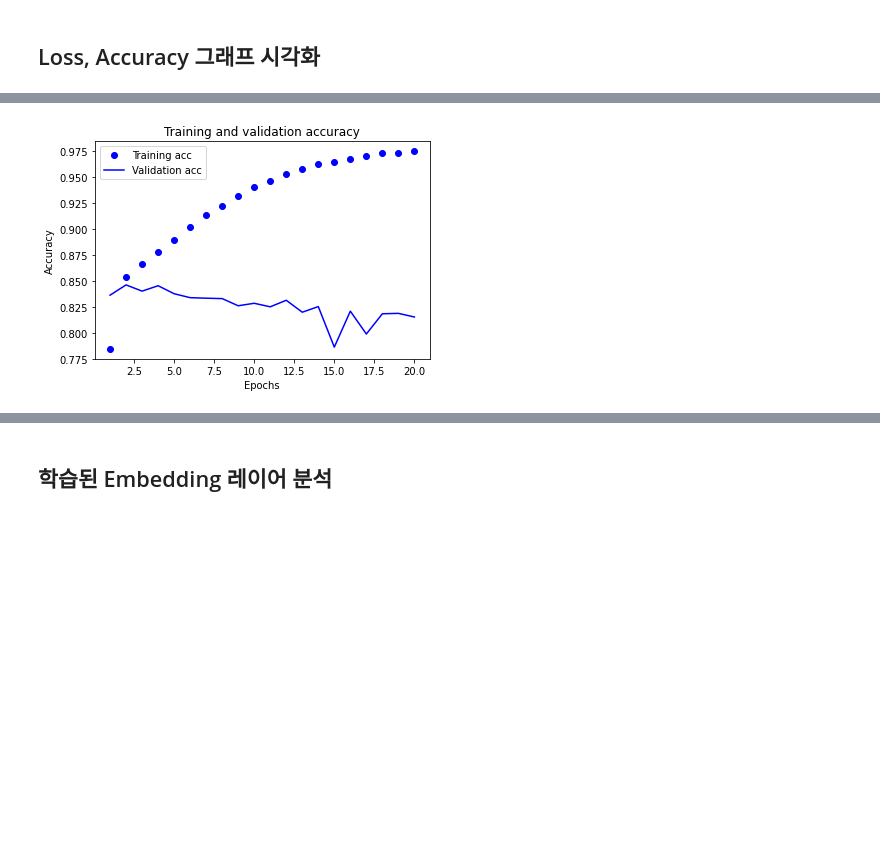
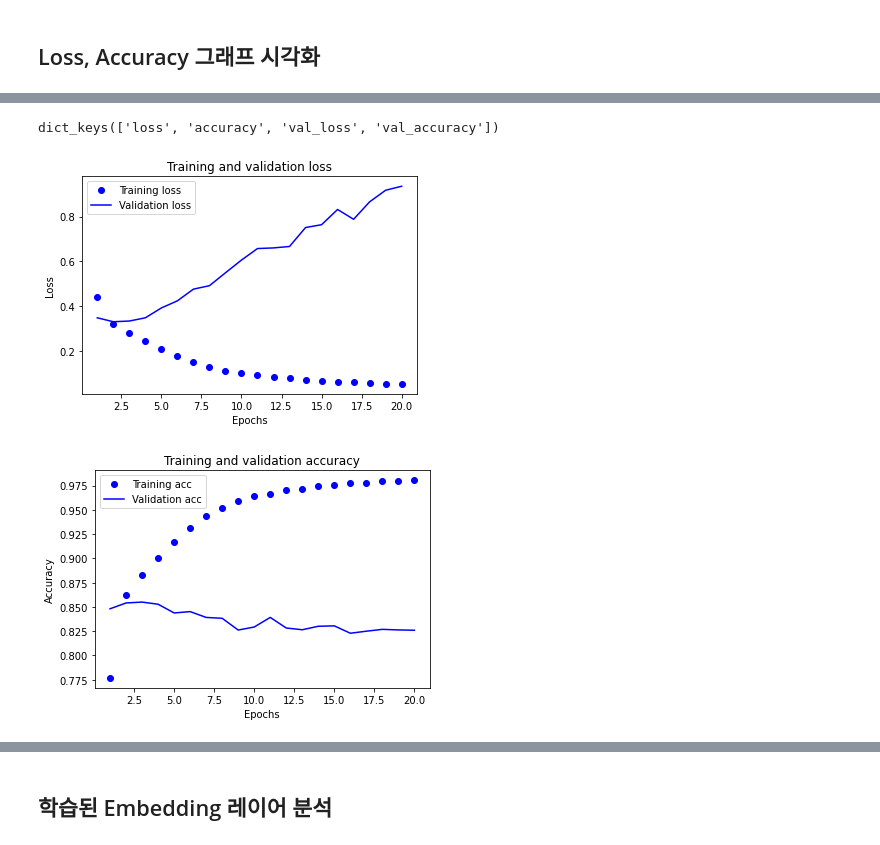
Before and after one commit to ssmyym/AIFFEL_quest_rs, a Jupyter notebook: Exploration/EX05/영화리뷰감성분석.ipynb, the cells around one changed output, grey strips where cells are left out. Drawn from its saved outputs; the diff is of its cells as text; code cells hidden in the pictures; blank space fills up the shorter version.

```diff
--- a/Exploration/EX05/영화리뷰감성분석.ipynb
+++ b/Exploration/EX05/영화리뷰감성분석.ipynb
@@ -143,12 +137,0 @@ print(get_decoded_sentence(X_train[0], index_to_word))
-# %%
-word_to_index = {k:(v+3) for k,v in word_to_index.items()}
-
-index_to_word[0]='<PAD>'  # 패딩용 단어
-index_to_word[1]='<BOS>'  # 문장의 시작지점
-index_to_word[2]='<UNK>'  # 사전에 없는(Unknown) 단어
-word_to_index[3] ='<UNUSED>'
-
-index_to_word = {index:word for word, index in word_to_index.items()}
-
-
-print(get_decoded_sentence(X_train[0], index_to_word))
@@ -270,13 +305,13 @@ print(partial_y_train.shape)
 # %% [markdown]
 ## 모델 훈련 개시
 # %%
-model_rnn.compile(optimizer='adam',
+rnn_cnn.compile(optimizer='adam',
               loss='binary_crossentropy',
               metrics=['accuracy'])
 
 epochs=20  # 몇 epoch를 훈련하면 좋을지 결과를 보면서 바꾸어 봅시다.
 
-history = model.fit(partial_X_train,
+rnn_cnn_history = rnn_cnn.fit(partial_X_train,
                     partial_y_train,
                     epochs=epochs,
                     batch_size=512,
@@ -309,12 +345,12 @@ print(results)
 # %%
 ## gru
-model.compile(optimizer='adam',
+model_gru.compile(optimizer='adam',
               loss='binary_crossentropy',
               metrics=['accuracy'])
 
 epochs=20  # 몇 epoch를 훈련하면 좋을지 결과를 보면서 바꾸어 봅시다.
 
-history = model.fit(partial_X_train,
+gru_history = model_gru.fit(partial_X_train,
                     partial_y_train,
                     epochs=epochs,
                     batch_size=512,
@@ -337,0 +384,15 @@ print(results)
+# %%
+## bi-lstm
+
+model_bi_lstm.compile(optimizer='adam',
+              loss='binary_crossentropy',
+              metrics=['accuracy'])
+
+epochs = 20
+
+model_bi_lstm_history = model_bi_lstm.fit(partial_X_train,
+                    partial_y_train,
+                    epochs=epochs,
+                    batch_size=512,
+                    validation_data=(X_val, y_val),
+                    verbose=1)
@@ -366,13 +464,7 @@ dict_keys(['loss', 'accuracy', 'val_loss', 'val_accuracy'])
-# %%
-plt.clf()   # 그림을 초기화합니다
-
-plt.plot(epochs, acc, 'bo', label='Training acc')
-plt.plot(epochs, val_acc, 'b', label='Validation acc')
-plt.title('Training and validation accuracy')
-plt.xlabel('Epochs')
-plt.ylabel('Accuracy')
-plt.legend()
-
-plt.show()
-# %% [output]
-[figure, removed]
+# %%
+## rnn graph
+training_visual_fun(rnn_cnn_history)
+# %% [output]
+dict_keys(['loss', 'accuracy', 'val_loss', 'val_accuracy'])
+[figure, added]
+[figure, added]
```
Also changed, not shown: parts of 39 cells of this notebook.
